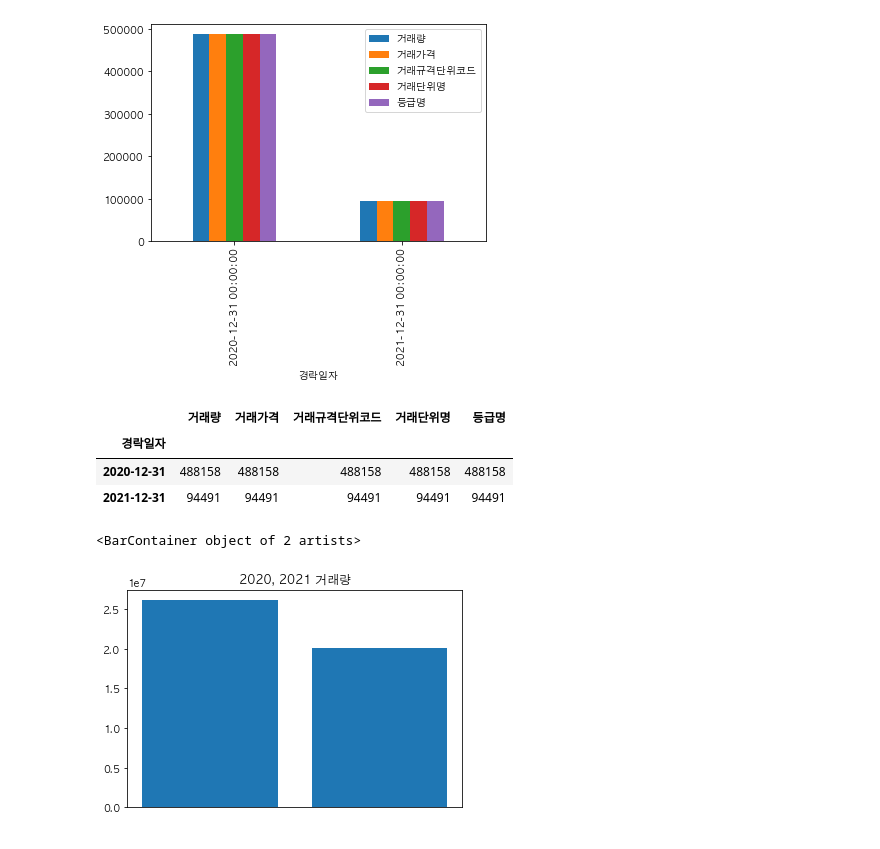
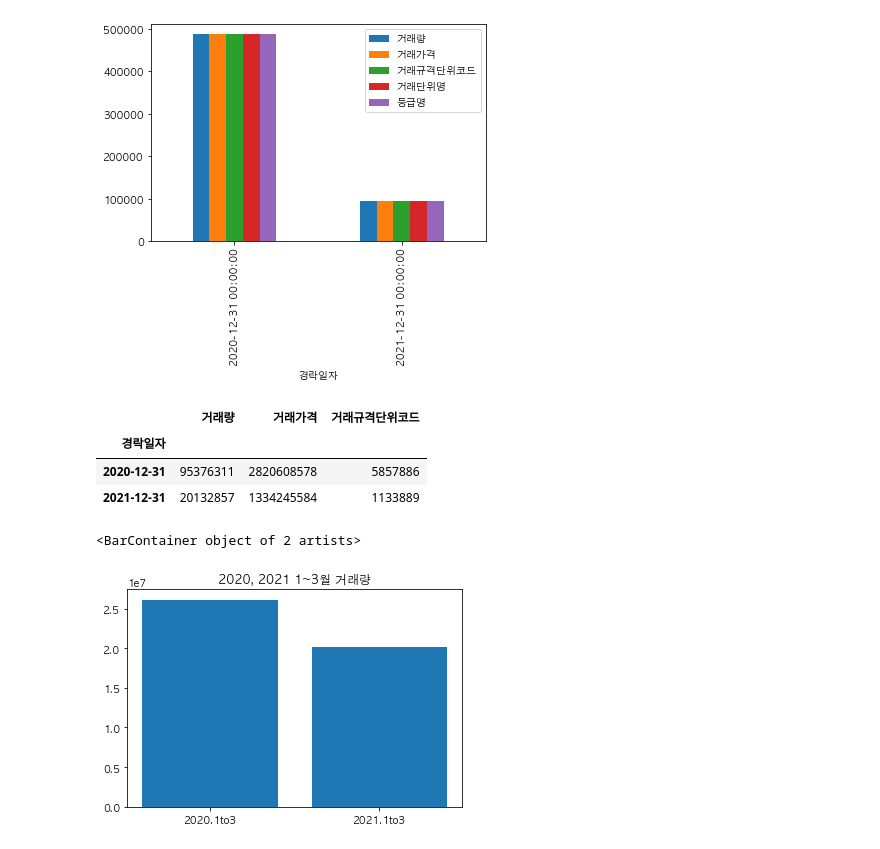
Before and after one commit to Kyeongrok/naver_shopping_ml_model, a Jupyter notebook: public_data/get_auction_prices.ipynb, the cells around one changed output. Drawn from its saved outputs; the diff is of its cells as text; code cells hidden in the pictures.

```diff
--- a/public_data/get_auction_prices.ipynb
+++ b/public_data/get_auction_prices.ipynb
@@ -76,23 +76,25 @@ gr.count().plot(kind='bar')
 <AxesSubplot:xlabel='경락일자'>
 [figure]
 # %%
-gr.count()
+gr.sum()
 # %% [output]
-|  | 거래량 | 거래가격 | 거래규격단위코드 | 거래단위명 | 등급명 |
-| 경락일자 |  |  |  |  |  |
-| 2020-12-31 | 488158 | 488158 | 488158 | 488158 | 488158 |
-| 2021-12-31 | 94491 | 94491 | 94491 | 94491 | 94491 |
+|  | 거래량 | 거래가격 | 거래규격단위코드 |
+| 경락일자 |  |  |  |
+| 2020-12-31 | 95376311 | 2820608578 | 5857886 |
+| 2021-12-31 | 20132857 | 1334245584 | 1133889 |
 # %%
 df2020 = df.loc['2020-01-01':'2020-03-31']
 df2021 = df.loc['2021-01-01':'2021-03-31']
 
 y = [int(df2020['거래량'].sum()),
  int(df2021['거래량'].sum())]
 x = [2020, 2021]
 
-plt.title('2020, 2021 거래량')
+fig = plt.figure()
+ax = fig.add_subplot(1,1,1)
+plt.title('2020, 2021 1~3월 거래량')
 plt.xticks([2020, 2021], labels=['2020.1to3', '2021.1to3'])
 plt.bar(x, y)
 # %% [output]
 <BarContainer object of 2 artists>
-[figure, old version]
+[figure, new version]
```
